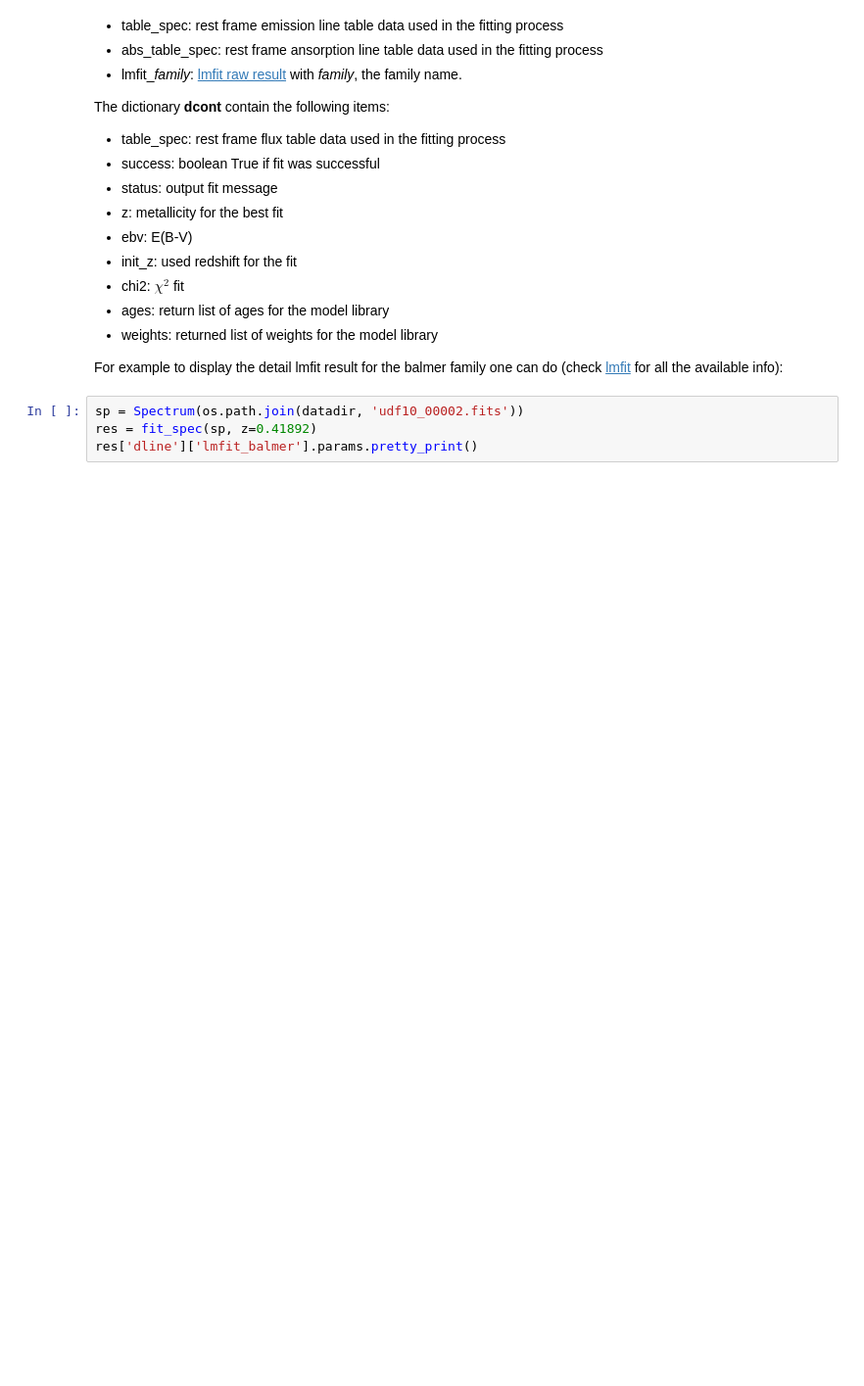
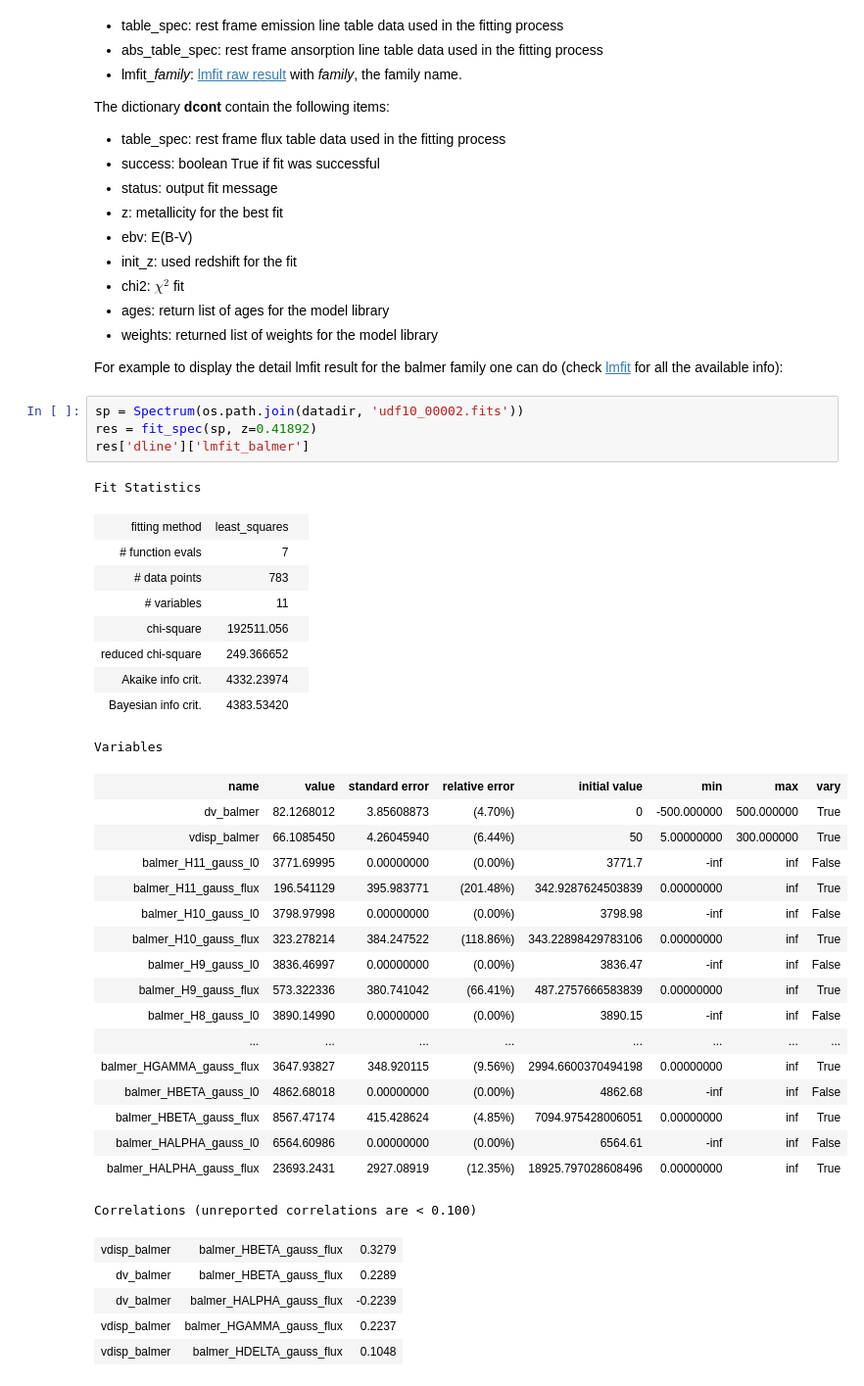
Before and after one commit to musevlt/pyplatefit, a Jupyter notebook: docs/tutorial.ipynb, the cells around one changed output. Shown at 98% size. Saved outputs shown, nothing was run; the diff lists cells and outputs as text; blank space fills up the shorter version.

Commit message:
Solve problem with emcee error print

```diff
--- a/docs/tutorial.ipynb
+++ b/docs/tutorial.ipynb
@@ -711,4 +796,37 @@ For example to display the detail lmfit result for the balmer family one can do
 # %%
 sp = Spectrum(os.path.join(datadir, 'udf10_00002.fits'))
 res = fit_spec(sp, z=0.41892)
-res['dline']['lmfit_balmer'].params.pretty_print()
+res['dline']['lmfit_balmer']
+# %% [output]
+Fit Statistics
+| fitting method | least_squares |  |
+| # function evals | 7 |  |
+| # data points | 783 |  |
+| # variables | 11 |  |
+| chi-square | 192511.056 |  |
+| reduced chi-square | 249.366652 |  |
+| Akaike info crit. | 4332.23974 |  |
+| Bayesian info crit. | 4383.53420 |  |
+Variables
+| name | value | standard error | relative error | initial value | min | max | vary |
+| dv_balmer | 82.1268012 | 3.85608873 | (4.70%) | 0 | -500.000000 | 500.000000 | True |
+| vdisp_balmer | 66.1085450 | 4.26045940 | (6.44%) | 50 | 5.00000000 | 300.000000 | True |
+| balmer_H11_gauss_l0 | 3771.69995 | 0.00000000 | (0.00%) | 3771.7 | -inf | inf | False |
+| balmer_H11_gauss_flux | 196.541129 | 395.983771 | (201.48%) | 342.9287624503839 | 0.00000000 | inf | True |
+| balmer_H10_gauss_l0 | 3798.97998 | 0.00000000 | (0.00%) | 3798.98 | -inf | inf | False |
+| balmer_H10_gauss_flux | 323.278214 | 384.247522 | (118.86%) | 343.22898429783106 | 0.00000000 | inf | True |
+| balmer_H9_gauss_l0 | 3836.46997 | 0.00000000 | (0.00%) | 3836.47 | -inf | inf | False |
+| balmer_H9_gauss_flux | 573.322336 | 380.741042 | (66.41%) | 487.2757666583839 | 0.00000000 | inf | True |
+| balmer_H8_gauss_l0 | 3890.14990 | 0.00000000 | (0.00%) | 3890.15 | -inf | inf | False |
+| ... | ... | ... | ... | ... | ... | ... | ... |
+| balmer_HGAMMA_gauss_flux | 3647.93827 | 348.920115 | (9.56%) | 2994.6600370494198 | 0.00000000 | inf | True |
+| balmer_HBETA_gauss_l0 | 4862.68018 | 0.00000000 | (0.00%) | 4862.68 | -inf | inf | False |
+| balmer_HBETA_gauss_flux | 8567.47174 | 415.428624 | (4.85%) | 7094.975428006051 | 0.00000000 | inf | True |
+| balmer_HALPHA_gauss_l0 | 6564.60986 | 0.00000000 | (0.00%) | 6564.61 | -inf | inf | False |
+| balmer_HALPHA_gauss_flux | 23693.2431 | 2927.08919 | (12.35%) | 18925.797028608496 | 0.00000000 | inf | True |
+Correlations (unreported correlations are < 0.100)
+| vdisp_balmer | balmer_HBETA_gauss_flux | 0.3279 |
+| dv_balmer | balmer_HBETA_gauss_flux | 0.2289 |
+| dv_balmer | balmer_HALPHA_gauss_flux | -0.2239 |
+| vdisp_balmer | balmer_HGAMMA_gauss_flux | 0.2237 |
+| vdisp_balmer | balmer_HDELTA_gauss_flux | 0.1048 |
```
Also changed, not shown: parts of 20 cells of this notebook, 1 other file.
